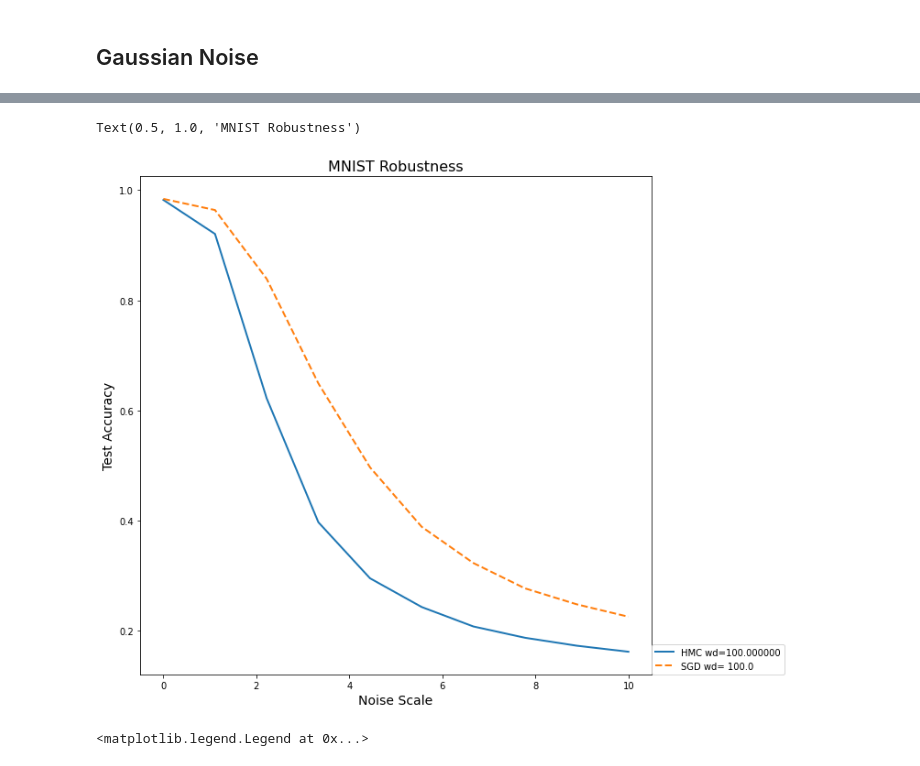
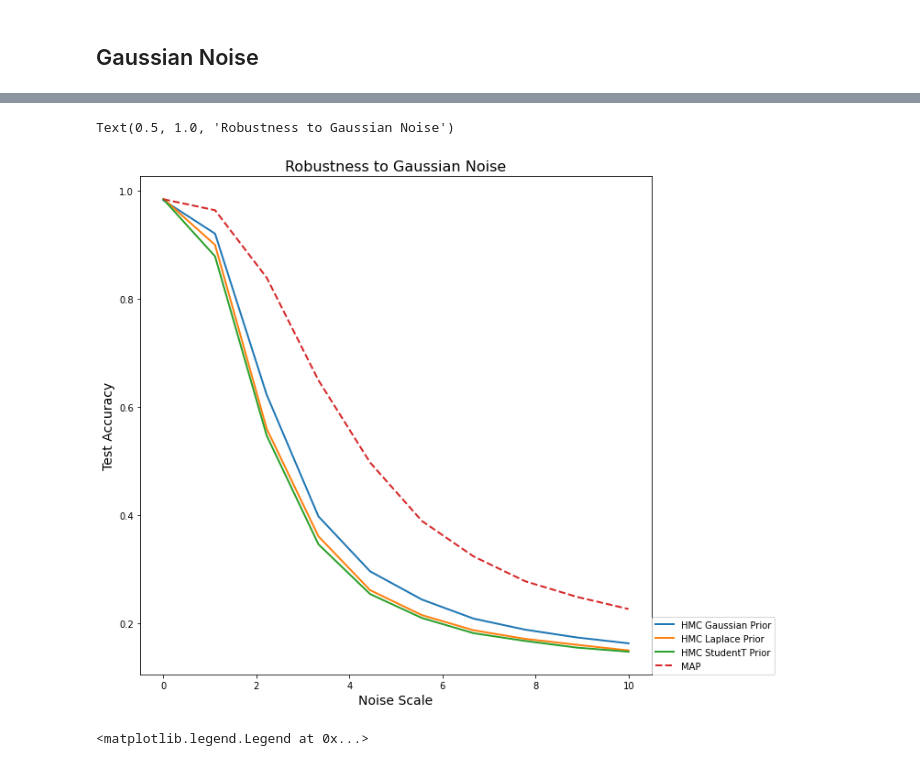
Before and after one commit to tztsai/BNN-HMC, a Jupyter notebook: robustness.ipynb, the cells around one changed output, grey strips where cells are left out. Cells and saved outputs as stored; diff of their text form; code cells hidden in the pictures.

```diff
--- a/robustness.ipynb
+++ b/robustness.ipynb
@@ -71,16 +71,24 @@ def predict_hmc(ds, basepath):
     return ensemble_predictions, last_test_predictions
 # %%
 alldirs = {}
-prefix = "runs/covshift/hmc/gaussian"
-hmc_label = "HMC wd=%f"
-dirs = os.listdir(prefix)
-for path in dirs:
-    full_path = os.path.join(prefix, path)
-    wd = float(full_path.split("_")[4])
-    stepsize = float(full_path.split("_")[6])
-    trajlen = float(full_path.split("_")[8])
-#     name = "Gaussian wd={} T=1".format(wd, stepsize)
-    alldirs[wd] = full_path
+priors = [
+    'Gaussian',
+    'EmpCov',
+    'Laplace',
+    'StudentT'
+]
+
+for prior in priors:
+    prefix = "runs/covshift/hmc/" + prior.lower()
+    dirs = os.listdir(prefix)
+    for path in dirs:
+        label = f'HMC {prior} Prior'
+        full_path = os.path.join(prefix, path)
+        wd = float(full_path.split("_")[4])
+        stepsize = float(full_path.split("_")[6])
+        trajlen = float(full_path.split("_")[8])
+    #     name = "Gaussian wd={} T=1".format(wd, stepsize)
+        alldirs[label] = full_path
 
 alldirs
 # %% [output]
@@ -95,7 +106,8 @@ for path in dirs:
         continue
     full_path = os.path.join(prefix, path, "model_step_99.pt")
     wd = float(full_path.split("_")[13])
-    name = "SGD wd= {}".format(wd)
+    # name = "SGD wd= {}".format(wd)
+    name = 'MAP'
     sgddirs[name] = full_path
 
 sgddirs
@@ -114,8 +126,7 @@ for noise_scale in noise_scales:
 
     for key, path in chain(alldirs.items()):
         hmc_predictions, predictions = predict_hmc(noisy_test_set, path)
-        if hmc_predictions is None:
-            continue
+        if hmc_predictions is None: continue
         hmc_ens_accs[key].append(metrics.accuracy(hmc_predictions, test_labels))
         hmc_ind_accs[key].append(metrics.accuracy(predictions, test_labels))
 
@@ -139,19 +185,19 @@ for noise_scale in noise_scales:
 # %%
 plt.figure(figsize=(10, 10))
 for key, _ in alldirs.items():
     if hmc_ens_accs[key] == []:
         continue
     style = "-"
-    plt.plot(noise_scales, hmc_ens_accs[key], style, lw=2, label=hmc_label % key, ms=10)
+    plt.plot(noise_scales, hmc_ens_accs[key], style, lw=2, label=key, ms=10)
 for key, _ in sgddirs.items():
     plt.plot(noise_scales, sgd_ind_accs[key], "--", lw=2, label=key, ms=10)
 plt.legend(loc=(1., 0.))
 plt.ylabel("Test Accuracy", fontsize=14)
 plt.xlabel("Noise Scale", fontsize=14)
-plt.title("MNIST Robustness", fontsize=16)
+plt.title("Robustness to Gaussian Noise", fontsize=16)
 # %% [output]
-Text(0.5, 1.0, 'MNIST Robustness')
+Text(0.5, 1.0, 'Robustness to Gaussian Noise')
-[figure, old version]
+[figure, new version]
 # %%
 
 plt.figure(figsize=(10, 10))
```
Also changed, not shown: parts of 15 cells of this notebook, 4 other files.
